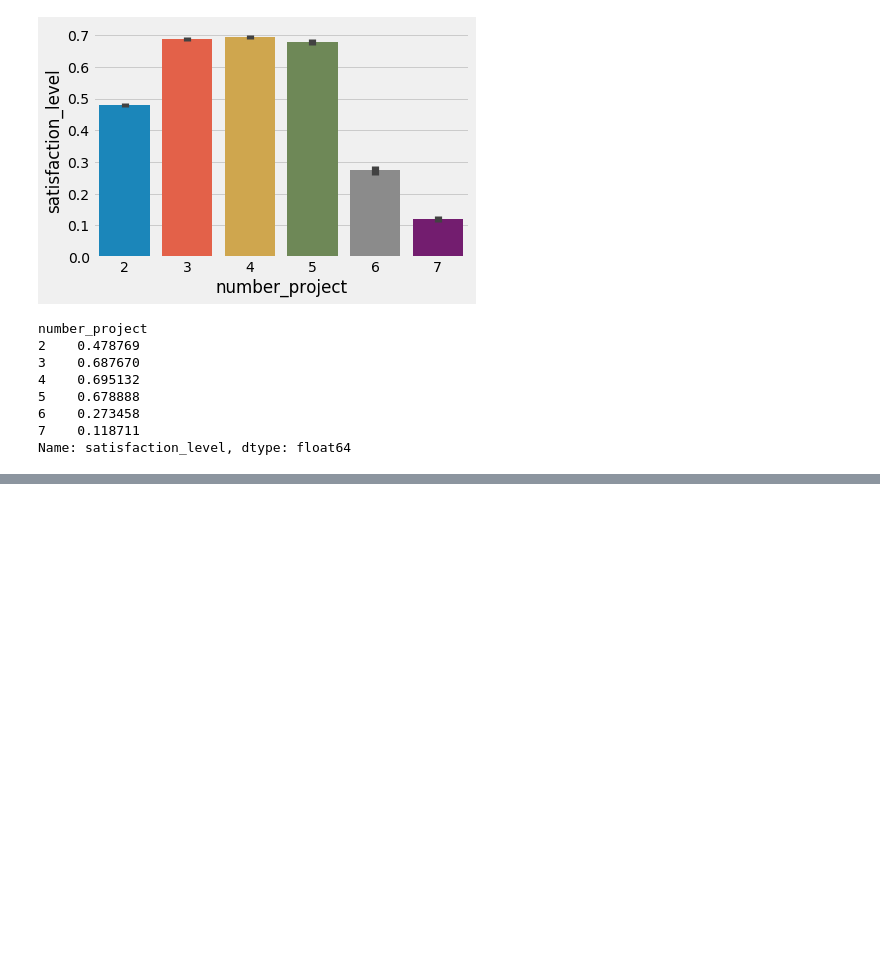
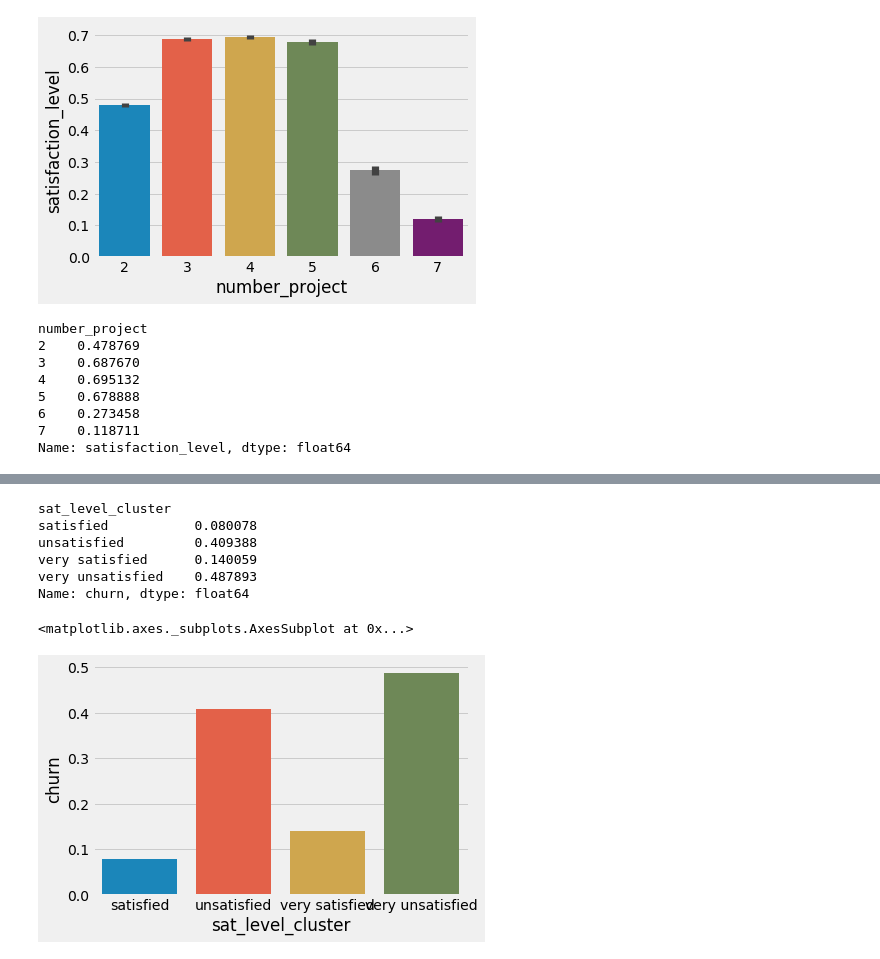
Before and after one commit to georgethoraninh/hr_churn, a Jupyter notebook: data_discovery.ipynb, the cells around one changed output, grey strips where cells are left out. Saved outputs shown, nothing was run; the diff lists cells and outputs as text; code cells hidden in the pictures; blank space fills up the shorter version.

Commit message:
Add discovery on clusters

```diff
--- a/data_discovery.ipynb
+++ b/data_discovery.ipynb
@@ -556,0 +559,2 @@ Name: satisfaction_level, dtype: float64
+# %%
+df2 = pd.read_csv('df_for_preprocessing.csv')
@@ -556,0 +597,14 @@ Name: satisfaction_level, dtype: float64
+# %%
+df2.groupby('sat_level_cluster')['churn'].mean()
+# %% [output]
+sat_level_cluster
+satisfied           0.080078
+unsatisfied         0.409388
+very satisfied      0.140059
+very unsatisfied    0.487893
+Name: churn, dtype: float64
+# %%
+sns.barplot(x='sat_level_cluster',y='churn', data = df2.groupby('sat_level_cluster')['churn'].mean().reset_index())
+# %% [output]
+<matplotlib.axes._subplots.AxesSubplot at 0x...>
+[figure, added]
```
Also changed, not shown: parts of 26 cells of this notebook.
